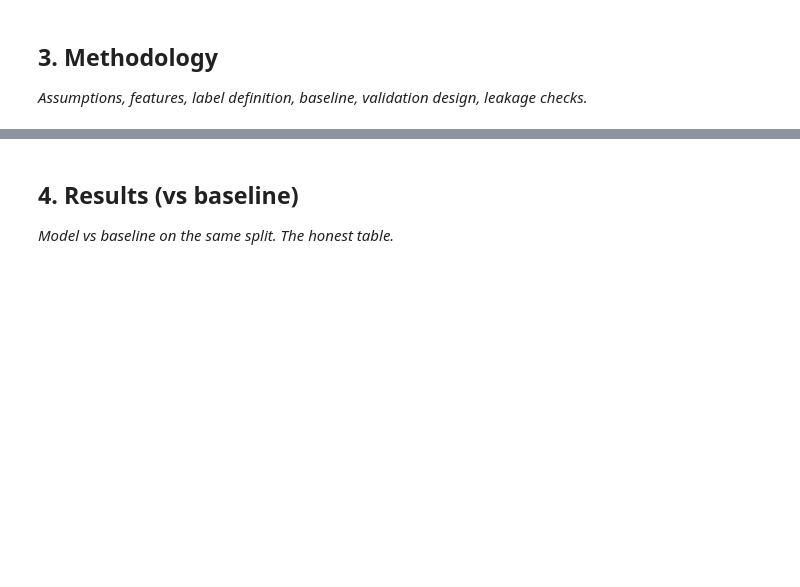
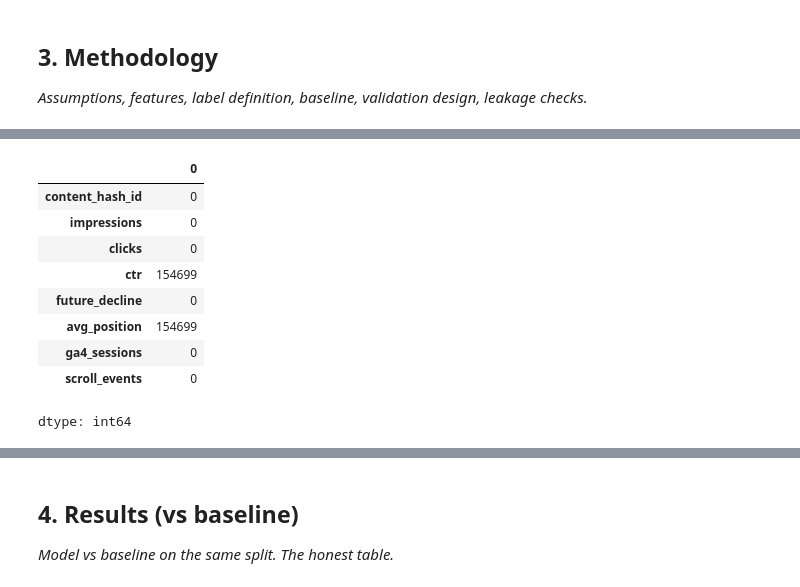
Before and after one commit to ShardhaBatra/flyrank-ml-internship, a Jupyter notebook: work/notebooks/capstone.ipynb, the cells around one changed output, grey strips where cells are left out. Saved outputs shown, nothing was run; the diff lists cells and outputs as text; code cells hidden in the pictures; blank space fills up the shorter version.

```diff
--- a/work/notebooks/capstone.ipynb
+++ b/work/notebooks/capstone.ipynb
@@ -20,0 +315,13 @@ This skeleton is yours to fill. Work the sections **in order** — each one has
+# %%
+features.isnull().sum()
+# %% [output]
+|  | 0 |
+| content_hash_id | 0 |
+| impressions | 0 |
+| clicks | 0 |
+| ctr | 154699 |
+| future_decline | 0 |
+| avg_position | 154699 |
+| ga4_sessions | 0 |
+| scroll_events | 0 |
+dtype: int64
```
Also changed, not shown: parts of 25 cells of this notebook.
